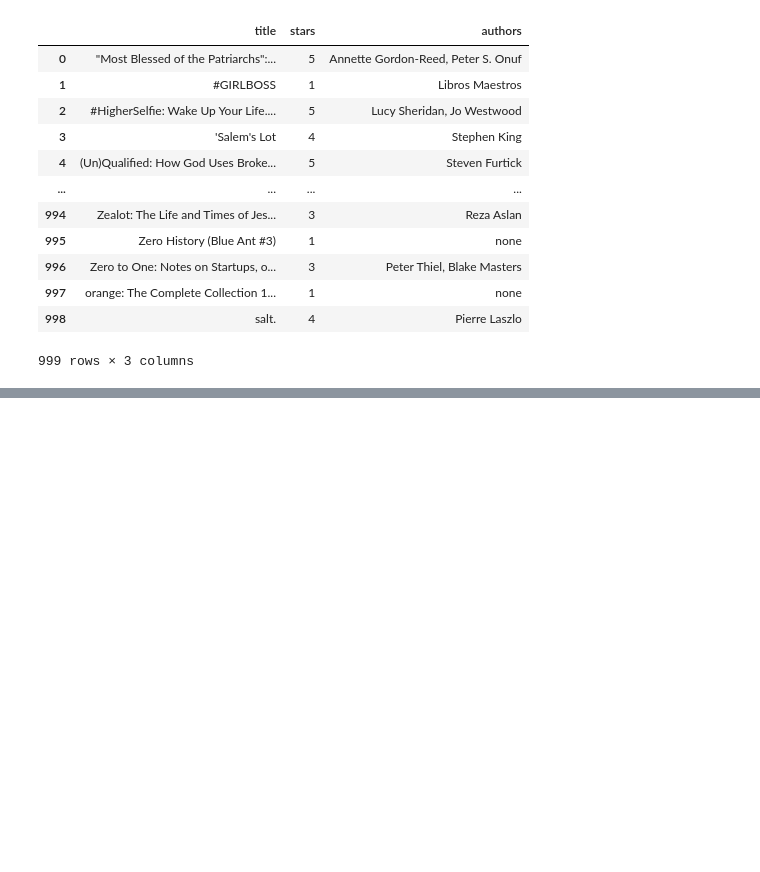
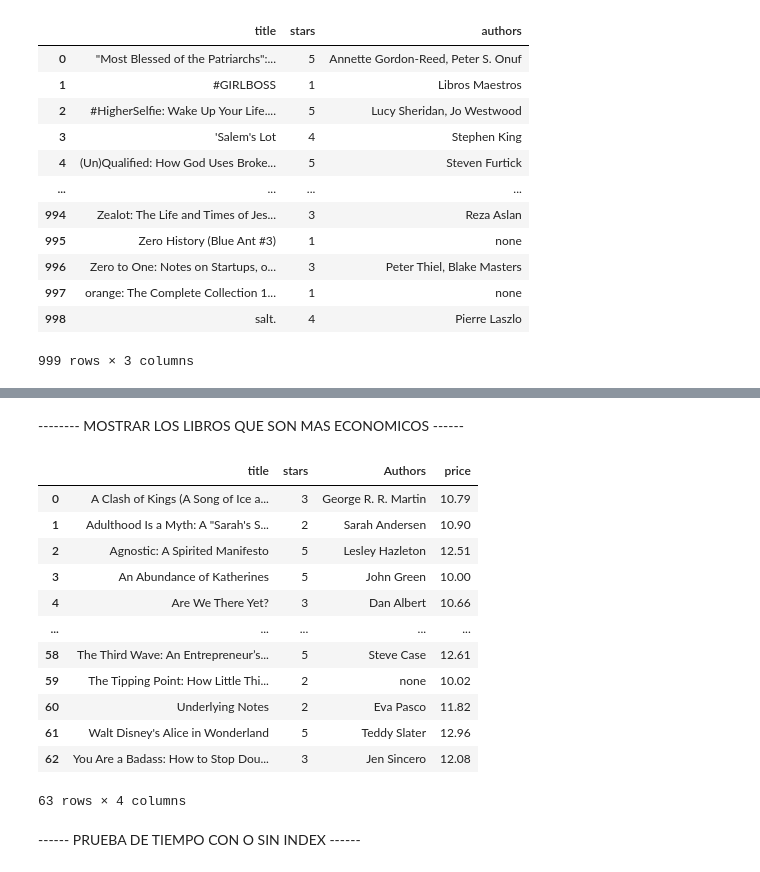
Before and after one commit to SadCloud03/challenge-4-scraper, a Jupyter notebook: scraper.ipynb, the cells around one changed output, grey strips where cells are left out. Saved outputs shown, nothing was run; the diff lists cells and outputs as text; code cells hidden in the pictures; blank space fills up the shorter version.

Commit message:
ultimas consultas a la base de datos y la creacion del index (idx_books_stars) para pruebas de tiempo

```diff
--- a/scraper.ipynb
+++ b/scraper.ipynb
@@ -257,0 +297,44 @@ display(df)
+# %% [markdown]
+-------- MOSTRAR LOS LIBROS QUE SON MAS ECONOMICOS ------
+# %%
+import pandas as pd
+import sqlite3
+
+conexion = sqlite3.connect("dataBase.db")
+
+query = """
+    SELECT
+        Books.title,
+        Books.stars,
+        GROUP_CONCAT(Authors.name, ", ") AS Authors,
+        Books.price
+    FROM Books
+    INNER JOIN Books_authors ON
+        Books.id = Books_authors.id_book
+    INNER JOIN Authors ON
+        Books_authors.id_author = Authors.id
+    WHERE Books.price < 13.0
+    GROUP BY Books.title;
+"""
+
+df = pd.read_sql_query(query, conexion)
+
+conexion.close()
+
+display(df)
+# %% [output]
+|  | title | stars | Authors | price |
+| 0 | A Clash of Kings (A Song of Ice a... | 3 | George R. R. Martin | 10.79 |
+| 1 | Adulthood Is a Myth: A "Sarah's S... | 2 | Sarah Andersen | 10.90 |
+| 2 | Agnostic: A Spirited Manifesto | 5 | Lesley Hazleton | 12.51 |
+| 3 | An Abundance of Katherines | 5 | John Green | 10.00 |
+| 4 | Are We There Yet? | 3 | Dan Albert | 10.66 |
+| ... | ... | ... | ... | ... |
+| 58 | The Third Wave: An Entrepreneur’s... | 5 | Steve Case | 12.61 |
+| 59 | The Tipping Point: How Little Thi... | 2 | none | 10.02 |
+| 60 | Underlying Notes | 2 | Eva Pasco | 11.82 |
+| 61 | Walt Disney's Alice in Wonderland | 5 | Teddy Slater | 12.96 |
+| 62 | You Are a Badass: How to Stop Dou... | 3 | Jen Sincero | 12.08 |
+63 rows × 4 columns
+# %% [markdown]
+------ PRUEBA DE TIEMPO CON O SIN INDEX ------
```
Also changed, not shown: parts of 4 cells of this notebook, 1 other file.
